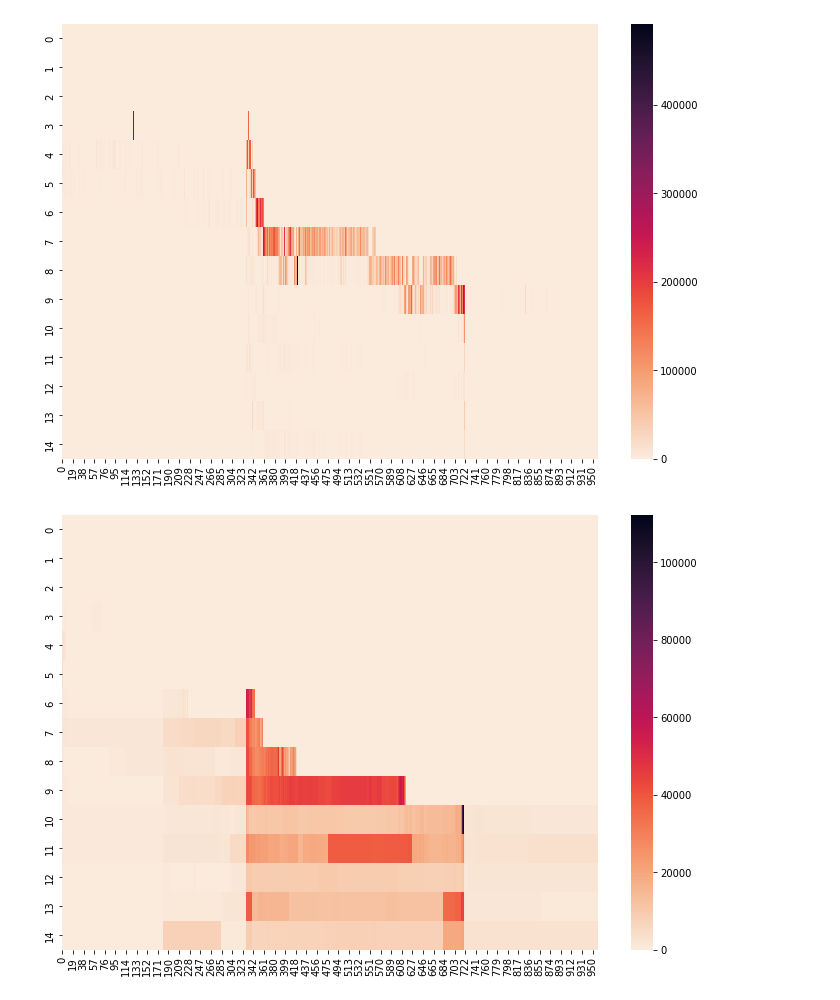
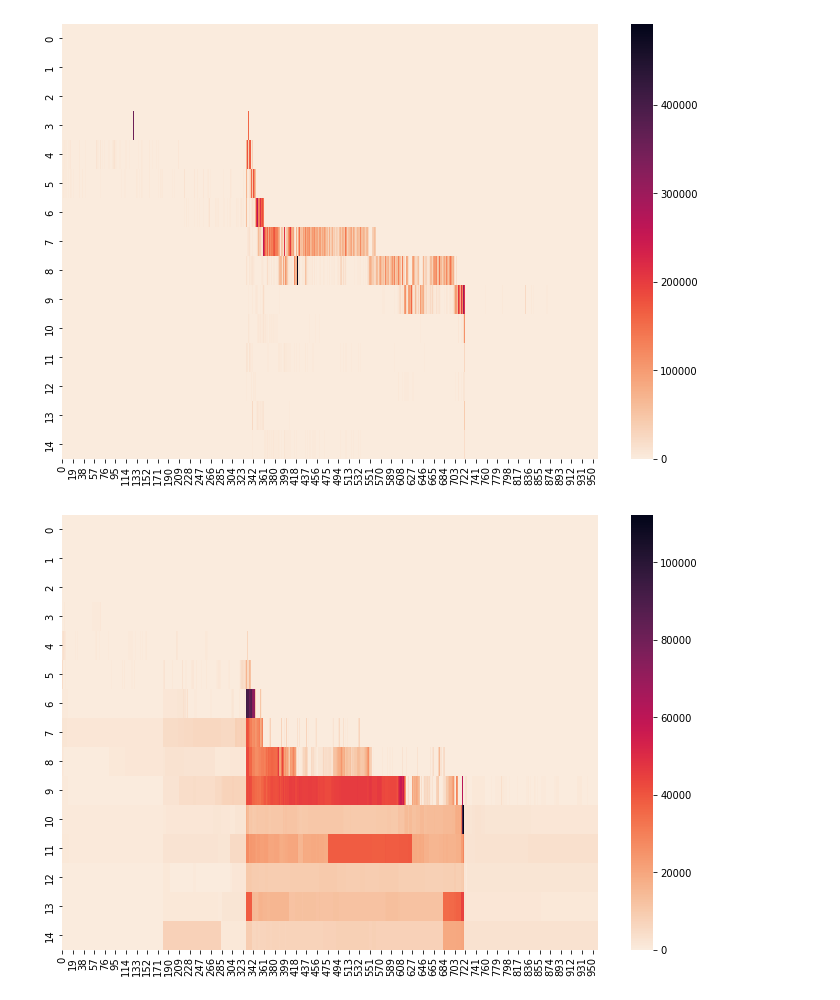
Before and after one commit to The-D-for-NASDAQ/d-compressor, a Jupyter notebook: d-compressor.ipynb, the cells around one changed output. Drawn from its saved outputs; the diff is of its cells as text; code cells hidden in the pictures.

```diff
--- a/d-compressor.ipynb
+++ b/d-compressor.ipynb
@@ -131,17 +143,6 @@ for p_index in range(0, num_price_levels):
 
 # TODO: BID
 print()
-# %%
-for p_index in range(0, num_price_levels):
-    for t_index in range(0, minutes_per_day):
-        full_d_asks[4, p_index, t_index] = \
-            full_d_asks[4, p_index, t_index - 1 if t_index - 1 > 0 else 0] \
-            + full_d_asks[1, p_index, t_index] \
-            - full_d_asks[2, p_index, t_index] \
-            - full_d_asks[3, p_index, t_index]
-
-        if full_d_asks[4, p_index, t_index] < 0:
-            full_d_asks[4, p_index, t_index]  = 0
 # %%
 plt.figure(figsize=(12, 8))
 sns.heatmap(full_d_asks[1, 335:350], cmap='rocket_r')
@@ -162,11 +163,9 @@ plt.show()
 [figure]
 # %%
 plt.figure(figsize=(12, 8))
-full_d_asks[4, 335:350][full_d_asks[4, 335:350] < 0] = 0
-
 sns.heatmap(full_d_asks[4, 335:350], cmap='rocket_r')
 plt.show()
 # %% [output]
-[figure, old version]
+[figure, new version]
 # %%
 # working_hours = 330:720
```
Also changed, not shown: parts of 13 cells of this notebook.
